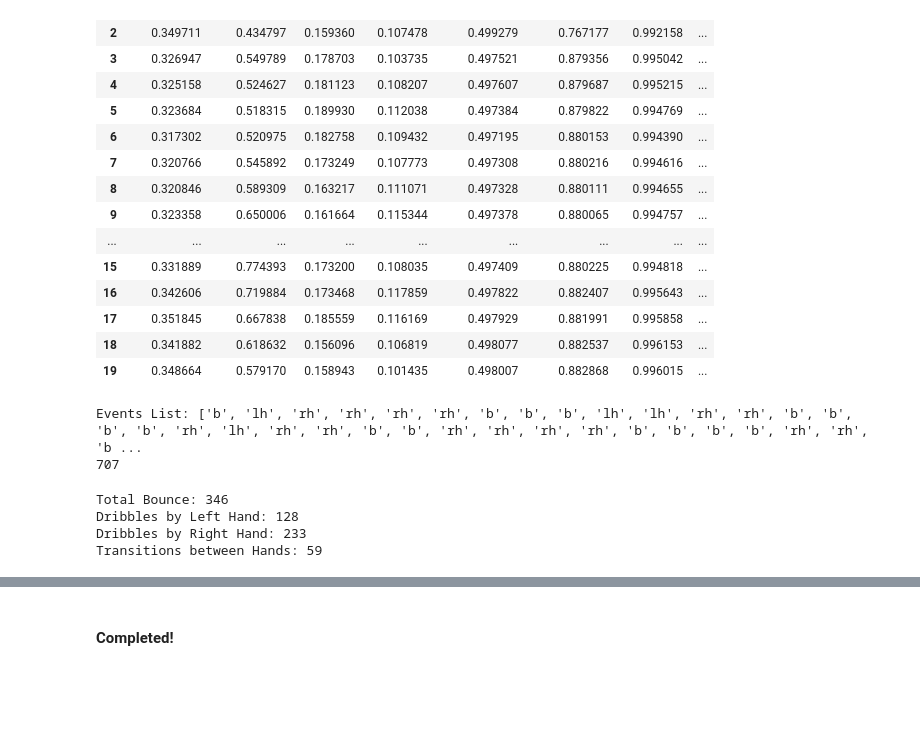
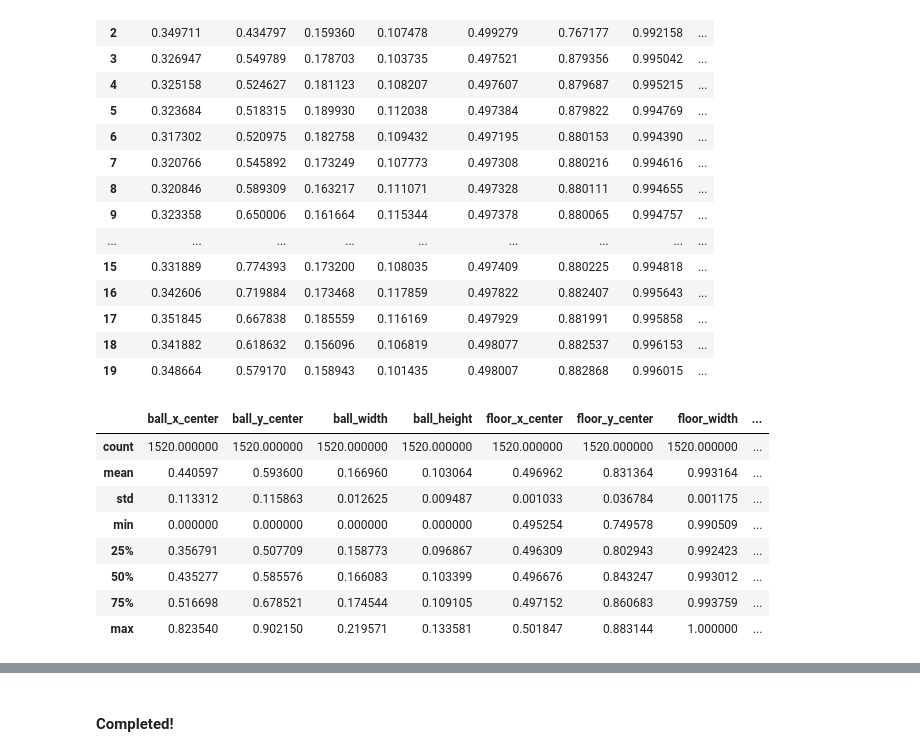
Before and after one commit to Piyush-Mishra-12/basketball_analysis, a Jupyter notebook: Analysis.ipynb, the cells around one changed output, grey strips where cells are left out. Drawn from its saved outputs; the diff is of its cells as text; code cells hidden in the pictures; blank space fills up the shorter version.

```diff
--- a/Analysis.ipynb
+++ b/Analysis.ipynb
@@ -249,9 +250,9 @@ def calculate_distance(x1, y1, x2, y2):
     return ((x1 - x2)**2 + (y1 - y2)**2)**0.5
 
 # Calculate distances and identify events
-df['distance1'] = df.apply(lambda row: calculate_distance(row['ball_x_center'], row['ball_y_center'], row['floor_x_center'], row['floor_y_center']), axis=1)
-df['distance2_left_hand'] = df.apply(lambda row: calculate_distance(row['ball_x_center'], row['ball_y_center'] + row['ball_height']/2, row['left_hand_x_center'], row['left_hand_y_center'] - row['left_hand_height']/2), axis=1)
-df['distance2_right_hand'] = df.apply(lambda row: calculate_distance(row['ball_x_center'], row['ball_y_center'] + row['ball_height']/2, row['right_hand_x_center'], row['right_hand_y_center'] - row['right_hand_height']/2), axis=1)
+df['d'] = df.apply(lambda row: calculate_distance(row['ball_x_center'], row['ball_y_center'], row['floor_x_center'], row['floor_y_center']), axis=1)
+df['d_lh'] = df.apply(lambda row: calculate_distance(row['ball_x_center'], row['ball_y_center'] + row['ball_height']/2, row['left_hand_x_center'], row['left_hand_y_center'] - row['left_hand_height']/2), axis=1)
+df['d_rh'] = df.apply(lambda row: calculate_distance(row['ball_x_center'], row['ball_y_center'] + row['ball_height']/2, row['right_hand_x_center'], row['right_hand_y_center'] - row['right_hand_height']/2), axis=1)
 df.head(20)
 # %% [output]
 |  | ball_x_center | ball_y_center | ball_width | ball_height | floor_x_center | floor_y_center | floor_width | ... |
@@ -271,30 +272,15 @@ df.head(20)
 | 17 | 0.351845 | 0.667838 | 0.185559 | 0.116169 | 0.497929 | 0.881991 | 0.995858 | ... |
 | 18 | 0.341882 | 0.618632 | 0.156096 | 0.106819 | 0.498077 | 0.882537 | 0.996153 | ... |
 | 19 | 0.348664 | 0.579170 | 0.158943 | 0.101435 | 0.498007 | 0.882868 | 0.996015 | ... |
-# %%
-events_list = []
-
-# Identify events
-for i in range(0, len(df)-9):
-    # Identify the smallest distance among the three
-    md = min(df['distance1'][i], df['distance2_left_hand'][i], df['distance2_right_hand'][i])
-
-    # Event 1: Bounce
-    if md == df['distance2_right_hand'][i] and md == min(df['distance2_right_hand'][i:i+9]):
-        events_list.append('rh')
-        i += 9
-    elif md == df['distance2_left_hand'][i] and md == min(df['distance2_left_hand'][i:i+9]):
-        events_list.append('lh')
-        i += 9
-    elif md == df['distance1'][i] and md == min(df['distance1'][i:i+9]):
-        events_list.append('b')
-        i += 9
-    else:
-        i += 1
-
-# Print the events list
-print("Events List:", events_list)
-print(len(events_list))
-# %% [output]
-Events List: ['b', 'lh', 'rh', 'rh', 'rh', 'rh', 'b', 'b', 'b', 'lh', 'lh', 'rh', 'rh', 'b', 'b', 'b', 'b', 'rh', 'lh', 'rh', 'rh', 'b', 'b', 'rh', 'rh', 'rh', 'rh', 'b', 'b', 'b', 'b', 'rh', 'rh', 'b ...
-707
+# %%
+df.describe()
+# %% [output]
+|  | ball_x_center | ball_y_center | ball_width | ball_height | floor_x_center | floor_y_center | floor_width | ... |
+| count | 1520.000000 | 1520.000000 | 1520.000000 | 1520.000000 | 1520.000000 | 1520.000000 | 1520.000000 | ... |
+| mean | 0.440597 | 0.593600 | 0.166960 | 0.103064 | 0.496962 | 0.831364 | 0.993164 | ... |
+| std | 0.113312 | 0.115863 | 0.012625 | 0.009487 | 0.001033 | 0.036784 | 0.001175 | ... |
+| min | 0.000000 | 0.000000 | 0.000000 | 0.000000 | 0.495254 | 0.749578 | 0.990509 | ... |
+| 25% | 0.356791 | 0.507709 | 0.158773 | 0.096867 | 0.496309 | 0.802943 | 0.992423 | ... |
+| 50% | 0.435277 | 0.585576 | 0.166083 | 0.103399 | 0.496676 | 0.843247 | 0.993012 | ... |
+| 75% | 0.516698 | 0.678521 | 0.174544 | 0.109105 | 0.497152 | 0.860683 | 0.993759 | ... |
+| max | 0.823540 | 0.902150 | 0.219571 | 0.133581 | 0.501847 | 0.883144 | 1.000000 | ... |
@@ -301,17 +352,9 @@ Events List: ['b', 'lh', 'rh', 'rh', 'rh', 'rh', 'b', 'b', 'b', 'lh', 'lh', 'rh'
 # %%
-# Count transitions between hands
-transitions_count = 0
-for i in range(2, len(events_list)):
-    if events_list[i:i+3] == ['lh', 'b', 'rh'] or events_list[i:i+3] == ['rh', 'b', 'lh'] or events_list[i:i+2] == ['rh', 'lh'] or events_list[i:i+2] == ['lh', 'rh']:
-        transitions_count += 1
+# Function to count the transition between the hands
+def count_transitions(events_list):
+    transitions_count = 0
+    for i in range(2, len(events_list)):
+        if events_list[i:i+3] == ['lh', 'b', 'rh'] or events_list[i:i+3] == ['rh', 'b', 'lh']:
+            transitions_count += 1
 
-# Print the results
-print("Total Bounce:", events_list.count('b'))
-print("Dribbles by Left Hand:", events_list.count('lh'))
-print("Dribbles by Right Hand:", events_list.count('rh'))
-print("Transitions between Hands:", transitions_count)
+    return transitions_count
-# %% [output]
-Total Bounce: 346
-Dribbles by Left Hand: 128
-Dribbles by Right Hand: 233
-Transitions between Hands: 59
```
Also changed, not shown: parts of 6 cells of this notebook, 3 other files.
